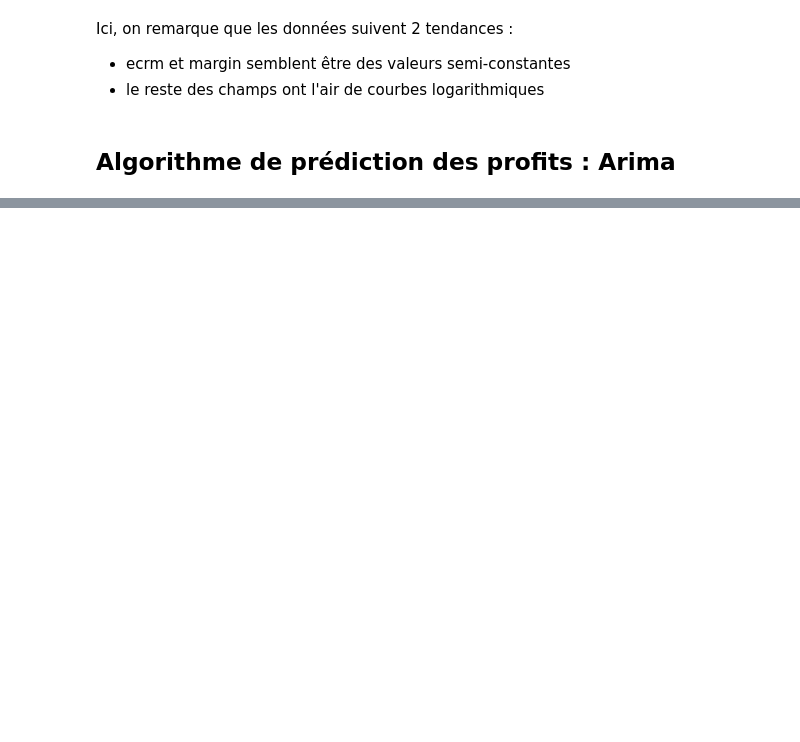
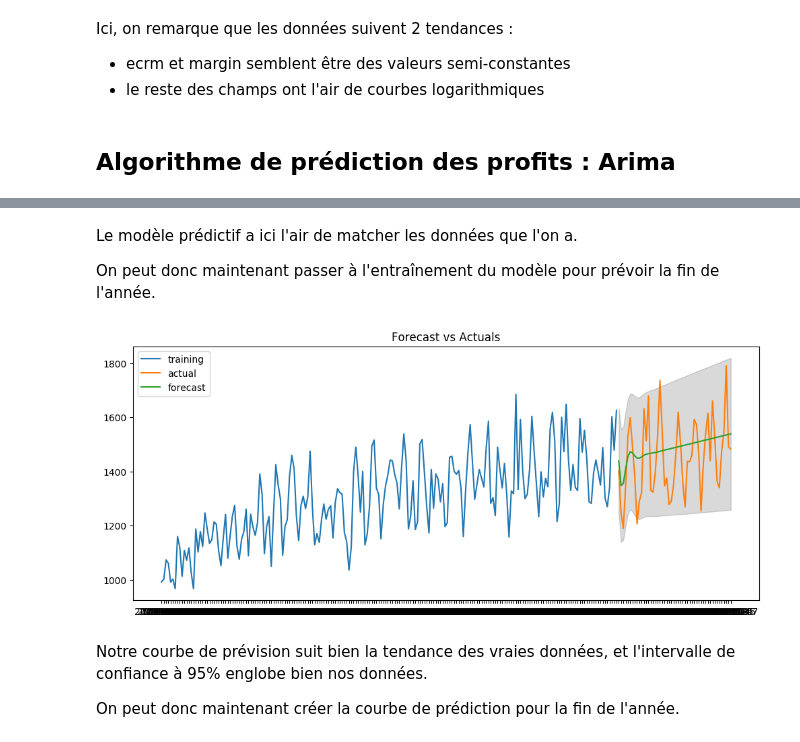
Before and after one commit to architgarg1515/madbox, a Jupyter notebook: madbox_test.ipynb, the cells around one changed output, grey strips where cells are left out. Cells and saved outputs as stored; diff of their text form; code cells hidden in the pictures; blank space fills up the shorter version.

```diff
--- a/madbox_test.ipynb
+++ b/madbox_test.ipynb
@@ -171,0 +118,36 @@ plt.show()
+# %% [markdown]
+Le modèle prédictif a ici l'air de matcher les données que l'on a.
+
+On peut donc maintenant passer à l'entraînement du modèle pour prévoir la fin de l'année.
+# %%
+# On créer l'échantillon d'entraînement et de test (80/20)
+train = df.profit[:200]
+test = df.profit[200:]
+
+# On crée le modèle ARIMA
+model = ARIMA(train, order=(2, 1, 2))
+results = model.fit(disp=-1)
+fc, se, conf = results.forecast(50, alpha=0.05)
+
+
+fc_series = pd.Series(fc, index=test.index)
+lower_series = pd.Series(conf[:, 0], index=test.index)
+upper_series = pd.Series(conf[:, 1], index=test.index)
+
+
+plt.figure(figsize=(12,5), dpi=100)
+plt.plot(train, label='training')
+plt.plot(test, label='actual')
+plt.plot(fc_series, label='forecast')
+plt.fill_between(lower_series.index, lower_series, upper_series,
+                 color='k', alpha=.15)
+plt.title('Forecast vs Actuals')
+plt.legend()
+
+plt.show()
+# %% [output]
+[figure, added]
+# %% [markdown]
+Notre courbe de prévision suit bien la tendance des vraies données, et l'intervalle de confiance à 95% englobe bien nos données.
+
+On peut donc maintenant créer la courbe de prédiction pour la fin de l'année.
```
Also changed, not shown: parts of 14 cells of this notebook.
